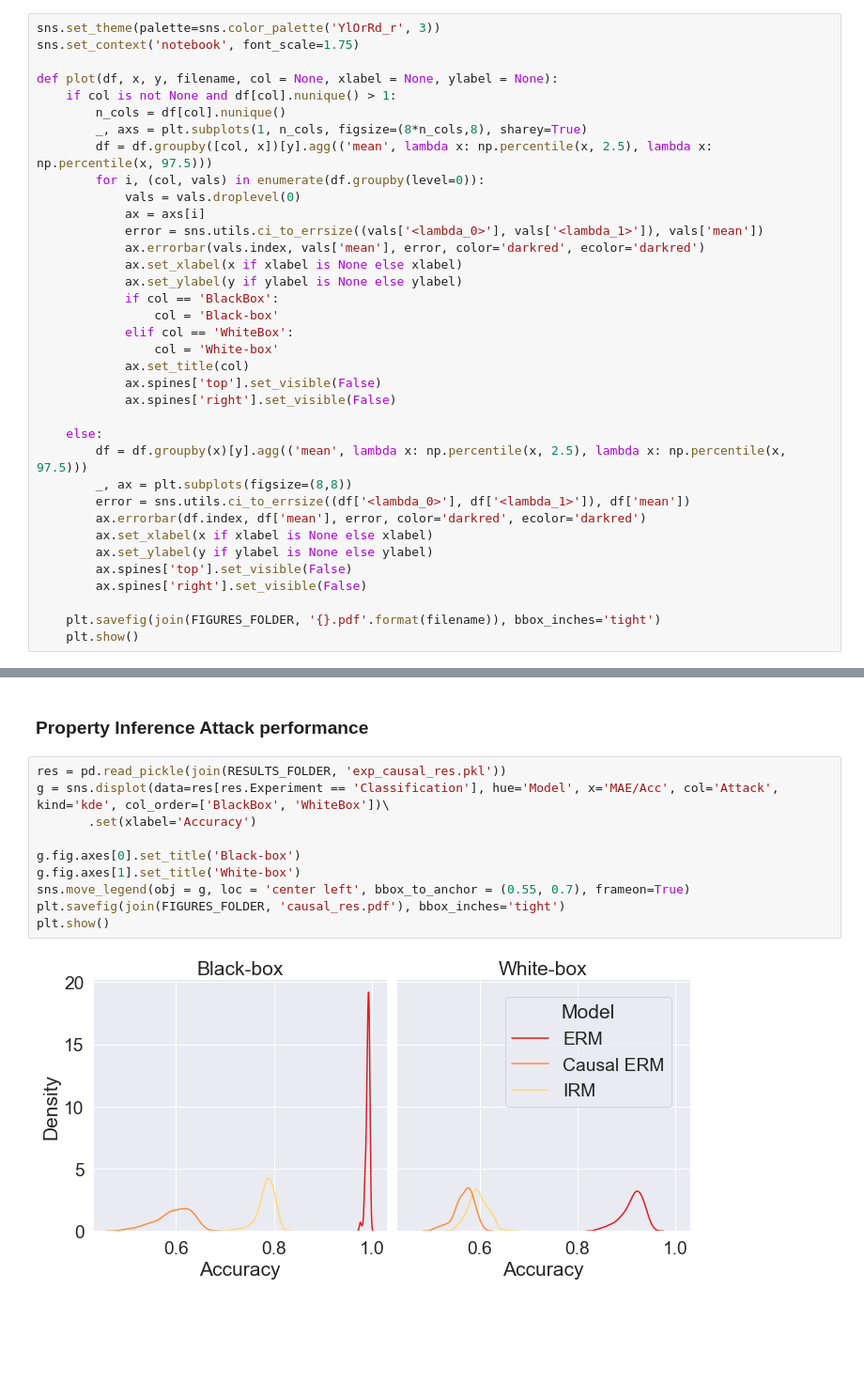
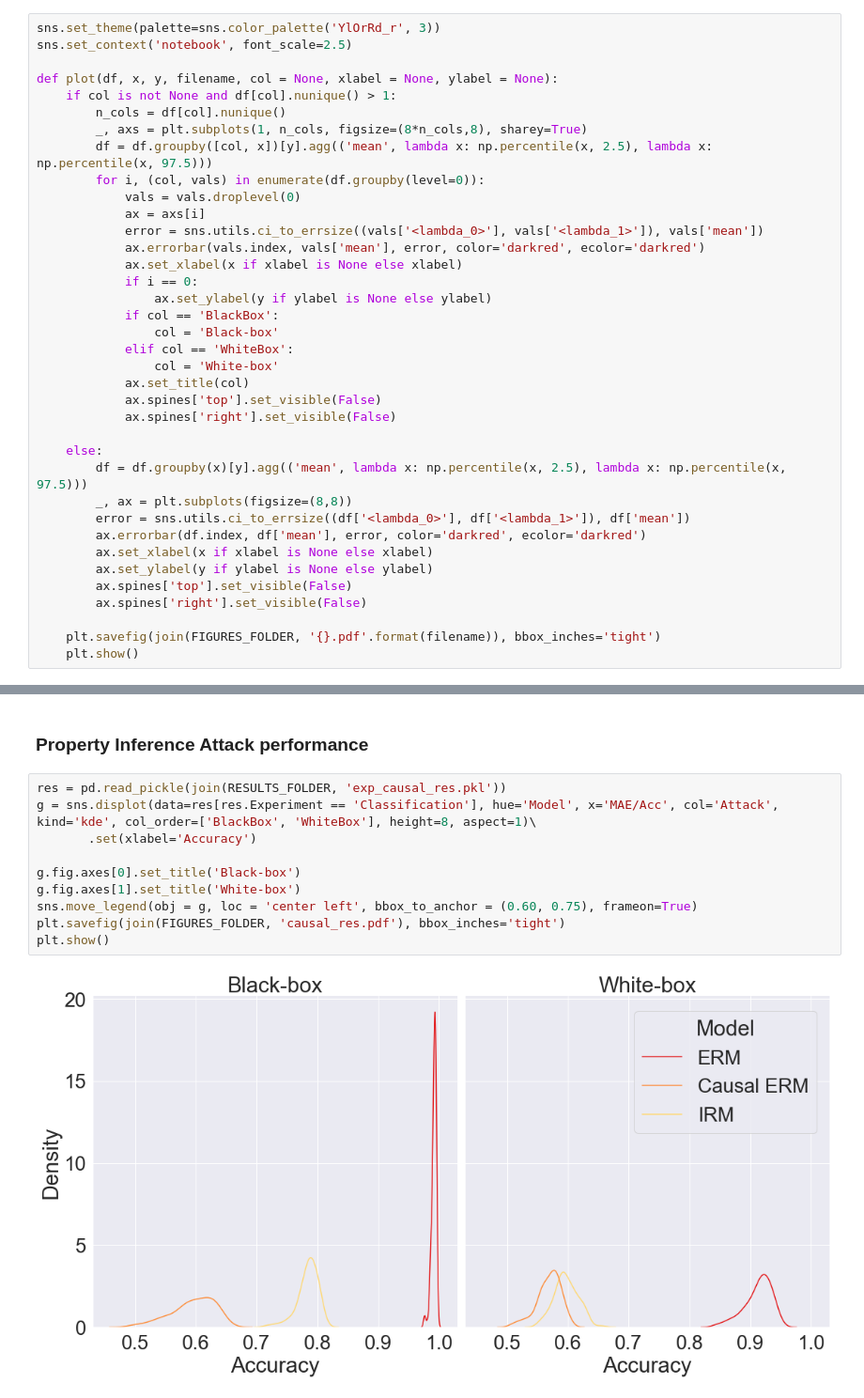
Before and after one commit to epfl-dlab/distribution-inference-risks, a Jupyter notebook: Experiments.ipynb, the cells around one changed output, grey strips where cells are left out. Shown: that part at 94% size. Cells and saved outputs as stored; diff of their text form; blank space fills up the shorter version.

```diff
--- a/Experiments.ipynb
+++ b/Experiments.ipynb
@@ -25,7 +25,7 @@ if not exists(FIGURES_FOLDER):
     mkdir(FIGURES_FOLDER)
 # %%
 sns.set_theme(palette=sns.color_palette('YlOrRd_r', 3))
-sns.set_context('notebook', font_scale=1.75)
+sns.set_context('notebook', font_scale=2.5)
 
 def plot(df, x, y, filename, col = None, xlabel = None, ylabel = None):
     if col is not None and df[col].nunique() > 1:
@@ -38,7 +38,8 @@ def plot(df, x, y, filename, col = None, xlabel = None, ylabel = None):
             error = sns.utils.ci_to_errsize((vals['<lambda_0>'], vals['<lambda_1>']), vals['mean'])
             ax.errorbar(vals.index, vals['mean'], error, color='darkred', ecolor='darkred')
             ax.set_xlabel(x if xlabel is None else xlabel)
-            ax.set_ylabel(y if ylabel is None else ylabel)
+            if i == 0:
+                ax.set_ylabel(y if ylabel is None else ylabel)
             if col == 'BlackBox':
                 col = 'Black-box'
             elif col == 'WhiteBox':
@@ -287,13 +288,13 @@ plt.show()
 ### Property Inference Attack performance
 # %%
 res = pd.read_pickle(join(RESULTS_FOLDER, 'exp_causal_res.pkl'))
-g = sns.displot(data=res[res.Experiment == 'Classification'], hue='Model', x='MAE/Acc', col='Attack', kind='kde', col_order=['BlackBox', 'WhiteBox'])\
+g = sns.displot(data=res[res.Experiment == 'Classification'], hue='Model', x='MAE/Acc', col='Attack', kind='kde', col_order=['BlackBox', 'WhiteBox'], height=8, aspect=1)\
        .set(xlabel='Accuracy')
 
 g.fig.axes[0].set_title('Black-box')
 g.fig.axes[1].set_title('White-box')
-sns.move_legend(obj = g, loc = 'center left', bbox_to_anchor = (0.55, 0.7), frameon=True)
+sns.move_legend(obj = g, loc = 'center left', bbox_to_anchor = (0.60, 0.75), frameon=True)
 plt.savefig(join(FIGURES_FOLDER, 'causal_res.pdf'), bbox_inches='tight')
 plt.show()
 # %% [output]
-[figure, old version]
+[figure, new version]
```
Also changed, not shown: parts of 11 cells of this notebook, 12 other files.
